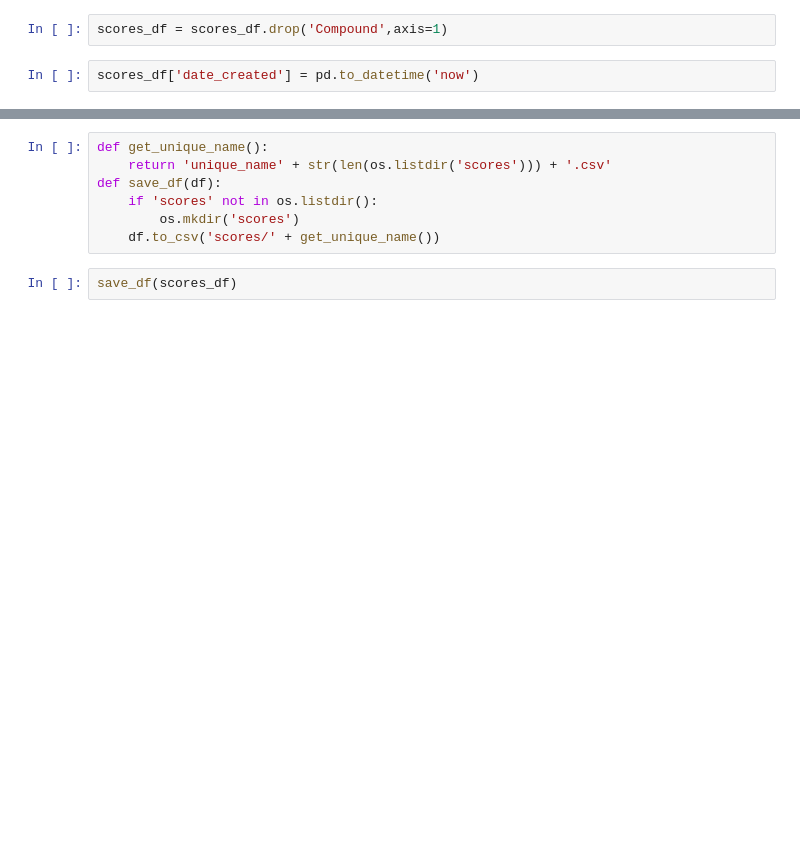
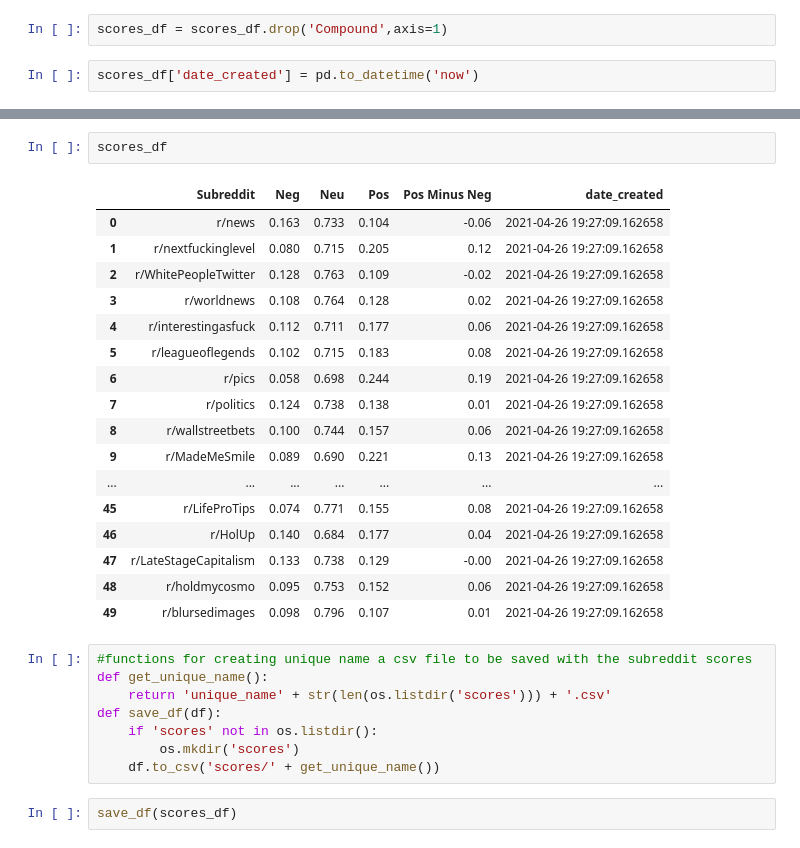
Before and after one commit to MichaelFellner/Reddit-Scraping-And-Sentiment, a Jupyter notebook: Subreddit_Sentiment.ipynb, the cells around one changed output, grey strips where cells are left out. Saved outputs shown, nothing was run; the diff lists cells and outputs as text; blank space fills up the shorter version.

```diff
--- a/Subreddit_Sentiment.ipynb
+++ b/Subreddit_Sentiment.ipynb
@@ -162,4 +176,25 @@ FileExistsError: [WinError 183] Cannot create a file when that file already exis
+# %%
+scores_df
+# %% [output]
+|  | Subreddit | Neg | Neu | Pos | Pos Minus Neg | date_created |
+| 0 | r/news | 0.163 | 0.733 | 0.104 | -0.06 | 2021-04-26 19:27:09.162658 |
+| 1 | r/nextfuckinglevel | 0.080 | 0.715 | 0.205 | 0.12 | 2021-04-26 19:27:09.162658 |
+| 2 | r/WhitePeopleTwitter | 0.128 | 0.763 | 0.109 | -0.02 | 2021-04-26 19:27:09.162658 |
+| 3 | r/worldnews | 0.108 | 0.764 | 0.128 | 0.02 | 2021-04-26 19:27:09.162658 |
+| 4 | r/interestingasfuck | 0.112 | 0.711 | 0.177 | 0.06 | 2021-04-26 19:27:09.162658 |
+| 5 | r/leagueoflegends | 0.102 | 0.715 | 0.183 | 0.08 | 2021-04-26 19:27:09.162658 |
+| 6 | r/pics | 0.058 | 0.698 | 0.244 | 0.19 | 2021-04-26 19:27:09.162658 |
+| 7 | r/politics | 0.124 | 0.738 | 0.138 | 0.01 | 2021-04-26 19:27:09.162658 |
+| 8 | r/wallstreetbets | 0.100 | 0.744 | 0.157 | 0.06 | 2021-04-26 19:27:09.162658 |
+| 9 | r/MadeMeSmile | 0.089 | 0.690 | 0.221 | 0.13 | 2021-04-26 19:27:09.162658 |
+| ... | ... | ... | ... | ... | ... | ... |
+| 45 | r/LifeProTips | 0.074 | 0.771 | 0.155 | 0.08 | 2021-04-26 19:27:09.162658 |
+| 46 | r/HolUp | 0.140 | 0.684 | 0.177 | 0.04 | 2021-04-26 19:27:09.162658 |
+| 47 | r/LateStageCapitalism | 0.133 | 0.738 | 0.129 | -0.00 | 2021-04-26 19:27:09.162658 |
+| 48 | r/holdmycosmo | 0.095 | 0.753 | 0.152 | 0.06 | 2021-04-26 19:27:09.162658 |
+| 49 | r/blursedimages | 0.098 | 0.796 | 0.107 | 0.01 | 2021-04-26 19:27:09.162658 |
 # %%
+#functions for creating unique name a csv file to be saved with the subreddit scores
 def get_unique_name():
     return 'unique_name' + str(len(os.listdir('scores'))) + '.csv'
 def save_df(df):
```
Also changed, not shown: parts of 19 cells of this notebook.
